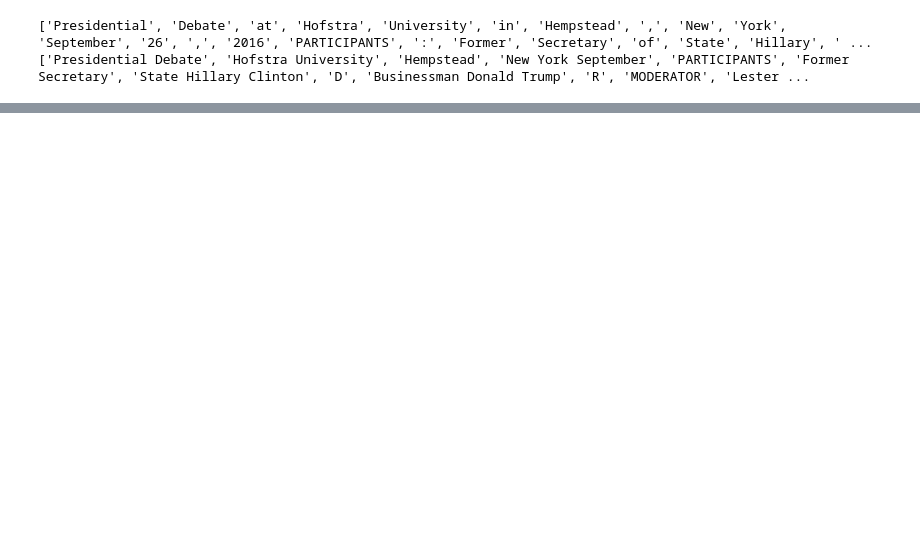
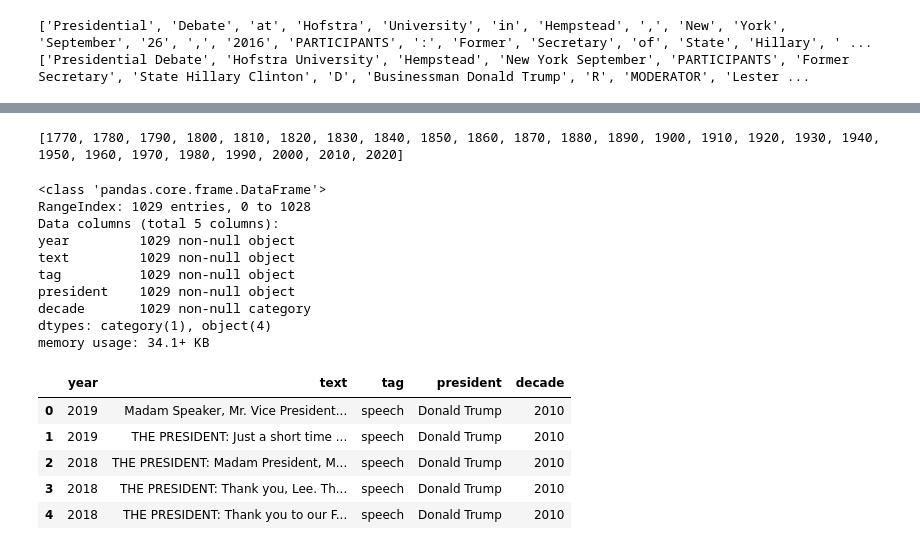
Before and after one commit to Barbara-Gordon/Final_Project, a Jupyter notebook: Erin/Untitled.ipynb, the cells around one changed output, grey strips where cells are left out. Drawn from its saved outputs; the diff is of its cells as text; code cells hidden in the pictures; blank space fills up the shorter version.

```diff
--- a/Erin/Untitled.ipynb
+++ b/Erin/Untitled.ipynb
@@ -210,0 +340,22 @@ print(nounchunks)
+# %%
+bins = [1770]
+start = 1770
+
+for x in range(0,25):
+    start +=10
+    bins.append(start)
+
+print(bins)
+# Create the bins in which Data will be held
+# Bins are 0, 59, 69, 79, 89, 100.
+#bins = [0, 59, 69, 79, 89, 100]
+
+# Create the names for the four bins
+group_names = []
+start = 1760
+for x in range(0,25):
+    start +=10
+    group_names.append(start)
+#pd.cut(df["Test Score"], bins, labels=group_names)
+# %% [output]
+[1770, 1780, 1790, 1800, 1810, 1820, 1830, 1840, 1850, 1860, 1870, 1880, 1890, 1900, 1910, 1920, 1930, 1940, 1950, 1960, 1970, 1980, 1990, 2000, 2010, 2020]
@@ -210,0 +365,20 @@ print(nounchunks)
+# %%
+df.info()
+df.head()
+# %% [output]
+<class 'pandas.core.frame.DataFrame'>
+RangeIndex: 1029 entries, 0 to 1028
+Data columns (total 5 columns):
+year         1029 non-null object
+text         1029 non-null object
+tag          1029 non-null object
+president    1029 non-null object
+decade       1029 non-null category
+dtypes: category(1), object(4)
+memory usage: 34.1+ KB
+|  | year | text | tag | president | decade |
+| 0 | 2019 | Madam Speaker, Mr. Vice President... | speech | Donald Trump | 2010 |
+| 1 | 2019 | THE PRESIDENT: Just a short time ... | speech | Donald Trump | 2010 |
+| 2 | 2018 | THE PRESIDENT: Madam President, M... | speech | Donald Trump | 2010 |
+| 3 | 2018 | THE PRESIDENT: Thank you, Lee. Th... | speech | Donald Trump | 2010 |
+| 4 | 2018 | THE PRESIDENT: Thank you to our F... | speech | Donald Trump | 2010 |
```
Also changed, not shown: parts of 24 cells of this notebook, 2 other files.
